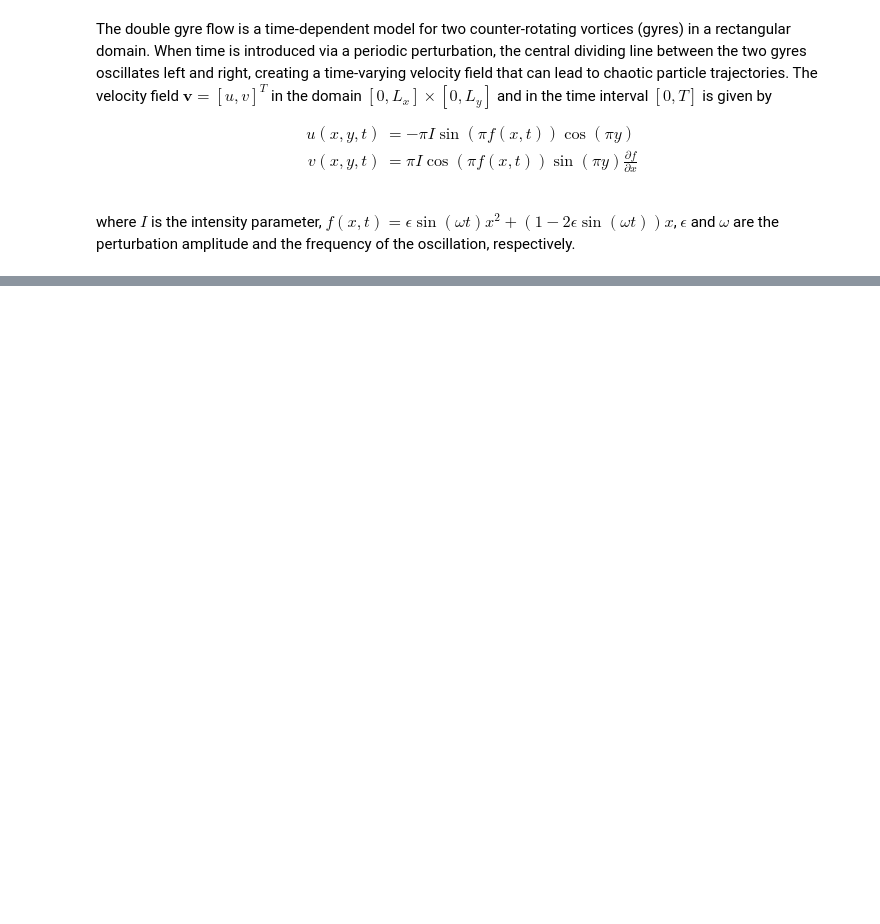
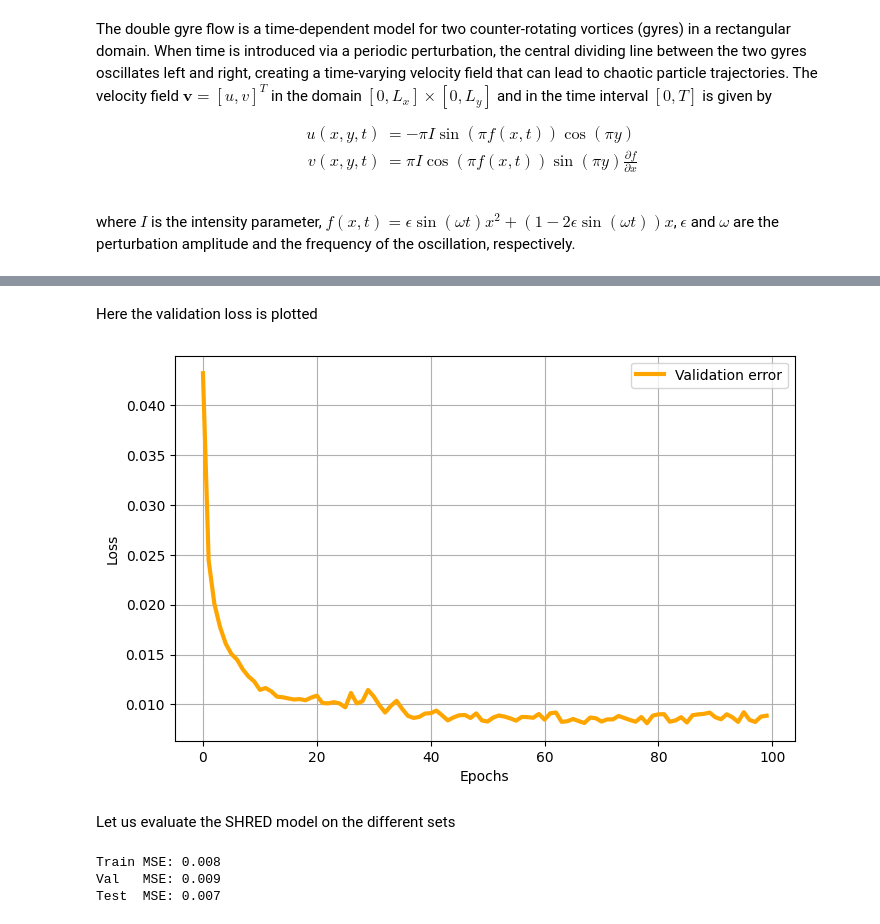
Before and after one commit to pyshred-dev/pyshred, a Jupyter notebook: examples/shred_rom_double_gyre_flow.ipynb, the cells around one changed output, grey strips where cells are left out. Saved outputs shown, nothing was run; the diff lists cells and outputs as text; code cells hidden in the pictures; blank space fills up the shorter version.

```diff
--- a/examples/shred_rom_double_gyre_flow.ipynb
+++ b/examples/shred_rom_double_gyre_flow.ipynb
@@ -331,0 +249,5 @@ interactive(children=(IntSlider(value=0, description='Test case', max=9), IntSli
+# %%
+noise_std = 0.005
+random_noise = np.random.normal(loc=0, scale=noise_std, size=manager_pod.sensor_measurements_df.shape)
+
+manager_pod.sensor_measurements_df += random_noise
@@ -331,0 +256,2 @@ interactive(children=(IntSlider(value=0, description='Test case', max=9), IntSli
+# %%
+train_dataset, val_dataset, test_dataset = manager_pod.prepare()
@@ -331,0 +260,6 @@ interactive(children=(IntSlider(value=0, description='Test case', max=9), IntSli
+# %%
+shred_pod = SHRED(
+    sequence_model="LSTM",
+    decoder_model="MLP",
+    latent_forecaster=None
+)
@@ -331,0 +268,8 @@ interactive(children=(IntSlider(value=0, description='Test case', max=9), IntSli
+# %%
+val_errors_shredpod = shred_pod.fit(
+    train_dataset=train_dataset,
+    val_dataset=val_dataset,
+    num_epochs=100,
+    patience=50,
+    verbose=True,
+)
@@ -331,0 +294,21 @@ interactive(children=(IntSlider(value=0, description='Test case', max=9), IntSli
+# %% [markdown]
+Here the validation loss is plotted
+# %%
+plt.figure(figsize = (8,5))
+plt.plot(val_errors_shredpod, 'orange', linewidth = 3, label = 'Validation error')
+plt.xlabel('Epochs')
+plt.ylabel('Loss')
+plt.legend()
+plt.grid(True)
+# %% [output]
+[figure, added]
+# %% [markdown]
+Let us evaluate the SHRED model on the different sets
+# %%
+print(f"Train MSE: {shred_pod.evaluate(dataset=train_dataset):.3f}")
+print(f"Val   MSE: {shred_pod.evaluate(dataset=val_dataset):.3f}")
+print(f"Test  MSE: {shred_pod.evaluate(dataset=test_dataset):.3f}")
+# %% [output]
+Train MSE: 0.008
+Val   MSE: 0.009
+Test  MSE: 0.007
```
Also changed, not shown: parts of 77 cells of this notebook, 10 other files.
